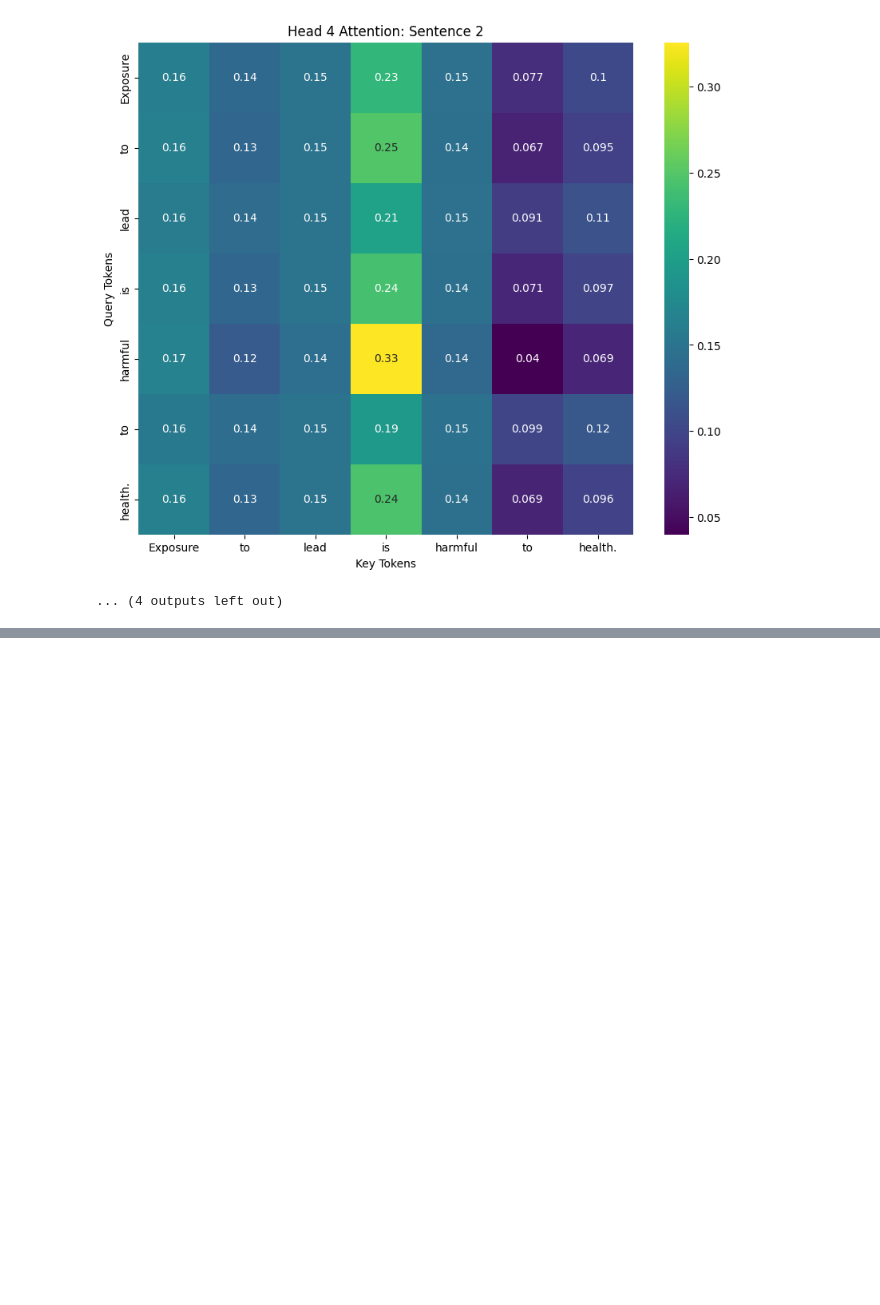
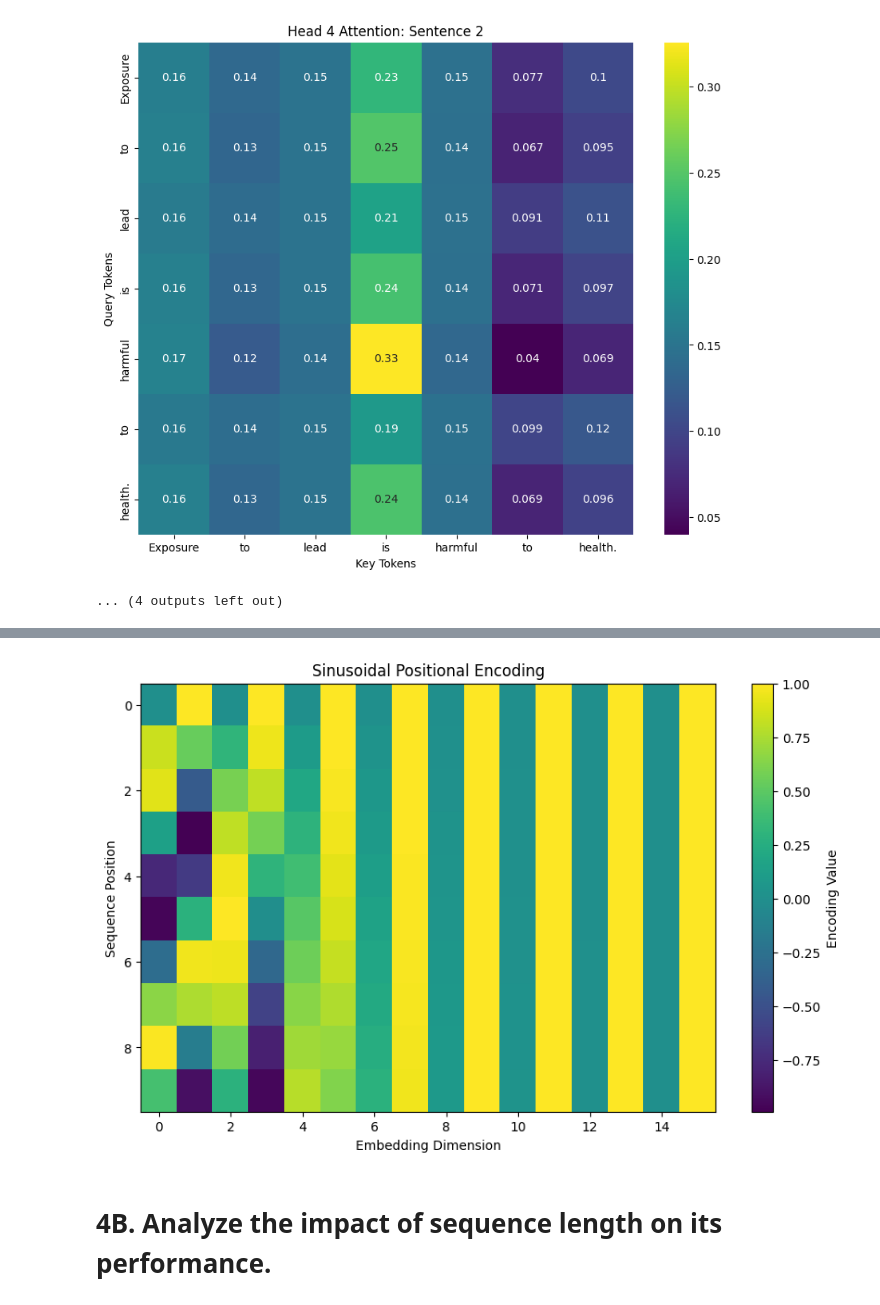
Before and after one commit to RyanWri/afeka-homework, a Jupyter notebook: homework_3/hw3.ipynb, the cells around one changed output, grey strips where cells are left out. Cells and saved outputs as stored; diff of their text form; code cells hidden in the pictures; blank space fills up the shorter version.

```diff
--- a/homework_3/hw3.ipynb
+++ b/homework_3/hw3.ipynb
@@ -76,0 +267,33 @@ for i in range(multi_head_weights2.shape[0]):  # Iterate over heads
+# %%
+def sinusoidal_positional_encoding(seq_len, d_model):
+    """
+    Generate sinusoidal positional encodings.
+
+    Parameters:
+    - seq_len (int): Length of the input sequence.
+    - d_model (int): Dimensionality of the embeddings.
+
+    Returns:
+    - np.ndarray: A matrix of shape (seq_len, d_model) with positional encodings.
+    """
+    # Create a matrix of shape (seq_len, d_model) to hold the encodings
+    pos_enc = np.zeros((seq_len, d_model))
+
+    # Calculate the position and dimension indices
+    position = np.arange(seq_len)[:, np.newaxis]  # Shape: (seq_len, 1)
+    dimension = np.arange(d_model)[np.newaxis, :]  # Shape: (1, d_model)
+
+    # Compute the scaling factor for each dimension
+    div_term = np.exp(-np.log(10000.0) * (dimension // 2 * 2) / d_model)
+
+    # Apply sin to even indices and cos to odd indices
+    pos_enc[:, 0::2] = np.sin(position * div_term[:, 0::2])  # Even indices
+    pos_enc[:, 1::2] = np.cos(position * div_term[:, 1::2])  # Odd indices
+
+    return pos_enc
+# %%
+# Example usage
+seq_len = 10
+d_model = 16
+positional_encoding = sinusoidal_positional_encoding(seq_len, d_model)
+print("Positional Encoding Matrix:\n", positional_encoding)
@@ -76,0 +318,13 @@ for i in range(multi_head_weights2.shape[0]):  # Iterate over heads
+# %%
+# Visualize the positional encoding as a heatmap
+plt.figure(figsize=(10, 6))
+plt.imshow(positional_encoding, cmap="viridis", aspect="auto")
+plt.colorbar(label="Encoding Value")
+plt.title("Sinusoidal Positional Encoding")
+plt.xlabel("Embedding Dimension")
+plt.ylabel("Sequence Position")
+plt.show()
+# %% [output]
+[figure, added]
+# %% [markdown]
+# 4B. Analyze the impact of sequence length on its performance.
```
Also changed, not shown: parts of 24 cells of this notebook.
